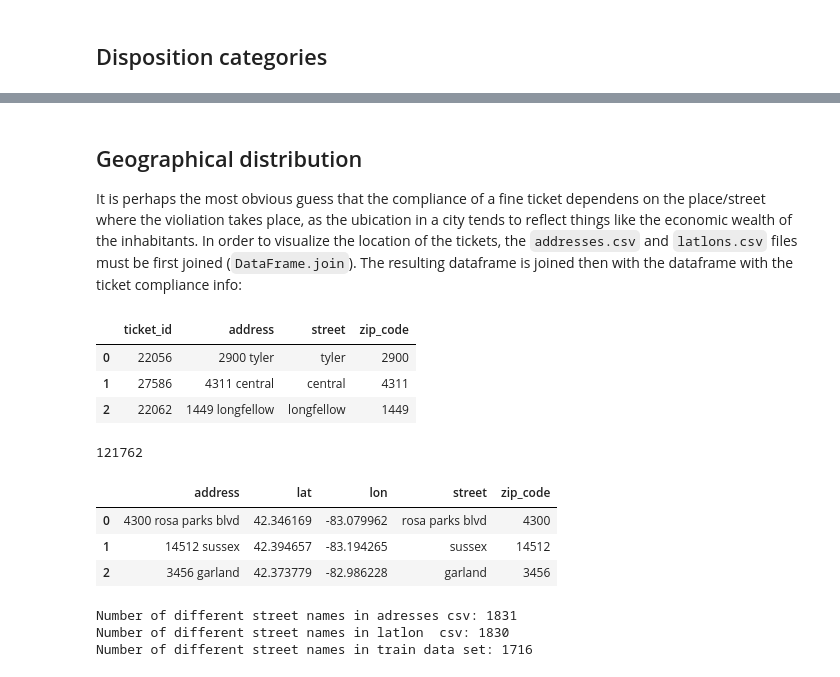
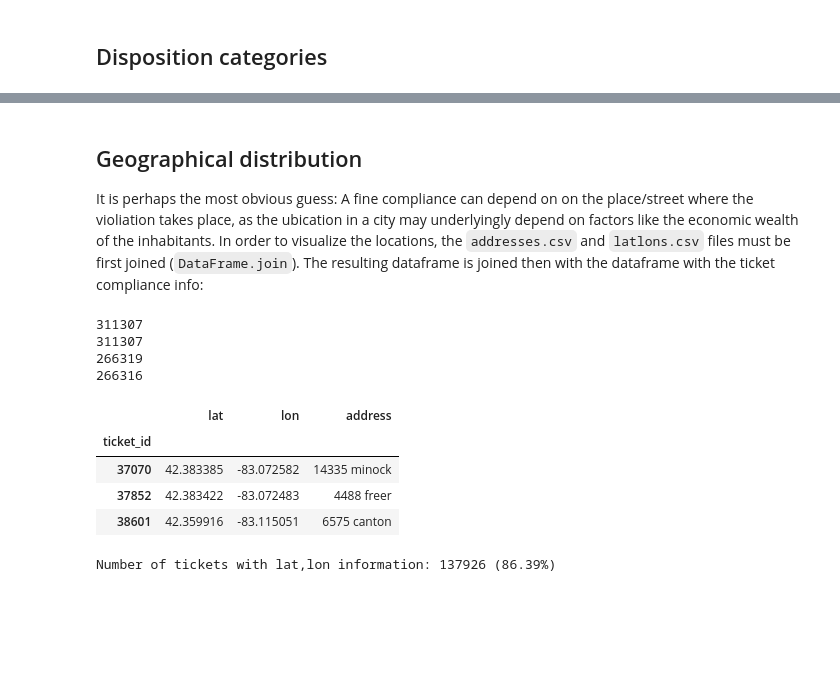
Before and after one commit to cesarliz10/predicting_property_fines_payment, a Jupyter notebook: 1_exploratory_data_analysis.ipynb, the cells around one changed output, grey strips where cells are left out. Cells and saved outputs as stored; diff of their text form; code cells hidden in the pictures; blank space fills up the shorter version.

```diff
--- a/1_exploratory_data_analysis.ipynb
+++ b/1_exploratory_data_analysis.ipynb
@@ -189,43 +215,5 @@ The plot above displays the *fine_amount* distributions for different dispositio
 # %% [markdown]
 ## Geographical distribution
 
-It is perhaps the most obvious guess that the compliance of a fine ticket dependens on the place/street where the violiation takes place, as the ubication in a city tends to reflect things like the economic wealth of the inhabitants.
-In order to visualize the location of the tickets,  the `addresses.csv` and `latlons.csv` files must be first joined (`DataFrame.join`). The resulting dataframe is joined then with the dataframe with the ticket compliance info:
+It is perhaps the most obvious guess: A fine compliance can depend on on the place/street where the violiation takes place, as the ubication in a city may underlyingly depend on factors like the economic wealth of the inhabitants.
+In order to visualize the locations,  the `addresses.csv` and `latlons.csv` files must be first joined (`DataFrame.join`). The resulting dataframe is joined then with the dataframe with the ticket compliance info:
-# %%
-dfa = pd.read_csv("addresses.csv")
-dfa.dropna(inplace=True)
-#print(len(dfa))
-
-street_parser = lambda x: " ".join( x.split(",")[0].split(" ")[1:]).strip()
-address_parser = lambda x: x.split(",")[0].strip()
-dfa["street"] = dfa["address"].apply(street_parser)
-dfa["address"] = dfa["address"].apply(address_parser)
-dfa["zip_code"] = dfa["address"].str.findall('\d+').apply( lambda x: x[0])
-dfa.head(3)
-# %% [output]
-|  | ticket_id | address | street | zip_code |
-| 0 | 22056 | 2900 tyler | tyler | 2900 |
-| 1 | 27586 | 4311 central | central | 4311 |
-| 2 | 22062 | 1449 longfellow | longfellow | 1449 |
-# %%
-dflalo = pd.read_csv("latlons.csv")
-dflalo.dropna(inplace=True)
-dflalo["street"]   = dflalo["address"].apply(street_parser)
-dflalo["address"]  = dflalo["address"].apply(address_parser)
-dflalo["zip_code"] = dflalo["address"].str.findall('\d+').apply( lambda x: x[0])
-print(len(dflalo) )
-dflalo.head(3)
-# %% [output]
-121762
-|  | address | lat | lon | street | zip_code |
-| 0 | 4300 rosa parks blvd | 42.346169 | -83.079962 | rosa parks blvd | 4300 |
-| 1 | 14512 sussex | 42.394657 | -83.194265 | sussex | 14512 |
-| 2 | 3456 garland | 42.373779 | -82.986228 | garland | 3456 |
-# %%
-print(  "Number of different street names in adresses csv: {}".format(len(dfa.street.unique())) )
-print(  "Number of different street names in latlon  csv: {}".format(len(dflalo.street.unique())) )
-print(  "Number of different street names in train data set: {}".format(len(df1.violation_street_name.unique())) )
-# %% [output]
-Number of different street names in adresses csv: 1831
-Number of different street names in latlon  csv: 1830
-Number of different street names in train data set: 1716
@@ -241,3 +220,41 @@ df_joined = df1.join(df_geoloc,how="left")
+# %%
+dfa = pd.read_csv("addresses.csv")
+dfa.dropna(inplace=True)
+
+dflalo = pd.read_csv("latlons.csv")
+dflalo.dropna(inplace=True)
+
+address_parser = lambda x: x.split(",")[0].strip()
+dfa["address"] = dfa["address"].apply(address_parser)
+dflalo["address"]  = dflalo["address"].apply(address_parser)
+
+print(len(dfa))
+df_geoloc = dfa.set_index("address").join(dflalo.set_index("address"),how="left")
+#print(len(df_geoloc))
+df_geoloc = df_geoloc.groupby("ticket_id").agg("mean")
+print(len(df_geoloc))
+df_geoloc = df_geoloc.merge(dfa,left_index=True,right_index=True)
+print(len(df_geoloc))
+df_geoloc.dropna(inplace=True)
+df_geoloc.set_index("ticket_id",inplace=True)
+print(len(df_geoloc))
+df_geoloc.head(3)
+# %% [output]
+311307
+311307
+266319
+266316
+|  | lat | lon | address |
+| ticket_id |  |  |  |
+| 37070 | 42.383385 | -83.072582 | 14335 minock |
+| 37852 | 42.383422 | -83.072483 | 4488 freer |
+| 38601 | 42.359916 | -83.115051 | 6575 canton |
+# %%
+df_joined = df1.join(df_geoloc,how="left")
+df_joined.dropna(inplace=True)
+print("Number of tickets with lat,lon information: {} ({:0.2f}%)".format(len(df_joined), 100*len(df_joined)/len(df1)))
+# %% [output]
+Number of tickets with lat,lon information: 137926 (86.39%)
 # %%
 geo_fig = plt.figure(figsize=(8.5,5))
 color_code = {0.0:"lightcoral",1.0:"darkblue"}
```
Also changed, not shown: parts of 21 cells of this notebook, 1 other file.
